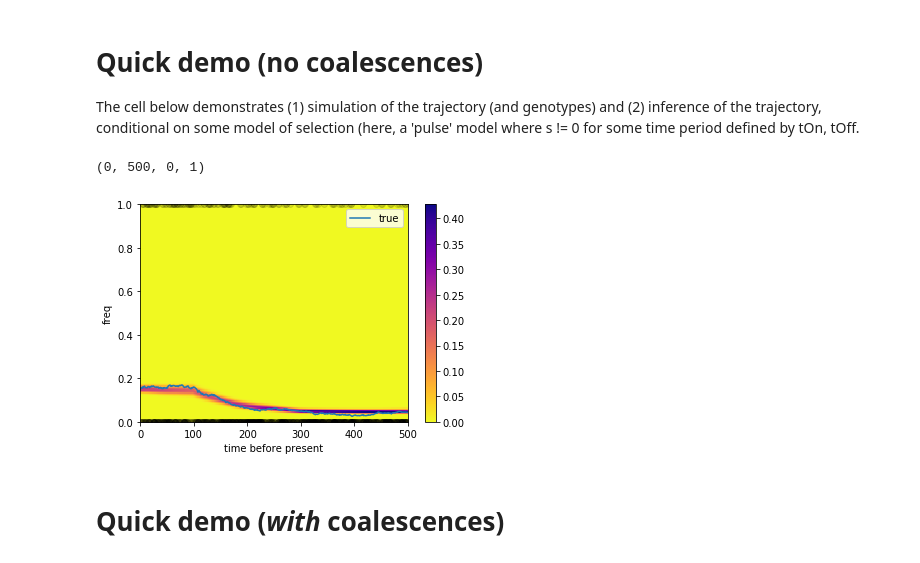
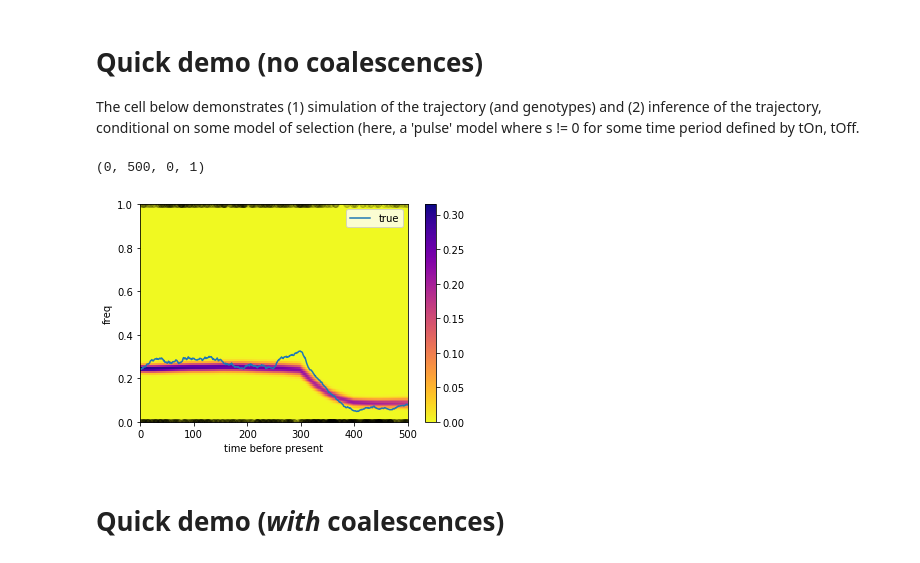
Before and after one commit to standard-aaron/clues, a Jupyter notebook: workbook.ipynb, the cells around one changed output. Saved outputs shown, nothing was run; the diff lists cells and outputs as text; code cells hidden in the pictures.

```diff
--- a/workbook.ipynb
+++ b/workbook.ipynb
@@ -511,7 +513,7 @@ def initialize_pulse_model(s,tOn,tOff,Ne=1*10**4,gens=500,tSkip=1):
 
     N = Ne * np.ones(gens)
 
-    a=1
+    a=0.5
     b=a
     c = 1/(2*Ne)
     df = 150
@@ -536,9 +538,9 @@ def initialize_epoch_model(S,timeBins,Ne=1*10**4,gens=500):
 
 def load_normal_tables():
     # read in global Phi(z) lookups
-    z_bins = np.genfromtxt('z_bins.txt')
-    z_logcdf = np.genfromtxt('z_logcdf.txt')
-    z_logsf = np.genfromtxt('z_logsf.txt')
+    z_bins = np.genfromtxt('utils/z_bins.txt')
+    z_logcdf = np.genfromtxt('utils/z_logcdf.txt')
+    z_logsf = np.genfromtxt('utils/z_logsf.txt')
     return z_bins,z_logcdf,z_logsf
 
 def plot_trajs(trueTraj,alphaMat,betaMat,freqs,gens=500,tSkip=10):
@@ -568,41 +570,41 @@ The cell below demonstrates (1) simulation of the trajectory (and genotypes) and
 
 ### 1 ### Simulation
 
-sTrue = 0.01
-tOnTrue = 300
-tOffTrue = 100
+sTrue = 0.02
+tOnTrue = 400
+tOffTrue = 300
 p0 = 0.05
 Ne = 1*10**4
 gens = 500
 tSkip = 1
 
 traj = simulate_traj(p0,sTrue,tOnTrue,tOffTrue,Ne=Ne,gens=gens)
 currentFreq = traj[0]
 
 ##########
 ### 2 ### Inference (fixing the values of s/tOn/tOff)
 
 sNominal = 0.01
-tOnNominal = 300
-tOffNominal = 100
+tOnNominal = 400
+tOffNominal = 300
 
 sel,epochs,N,freqs = initialize_pulse_model(sNominal,tOnNominal,tOffNominal,Ne=Ne,gens=gens,tSkip=tSkip)
 ancGLs, genos = simulate_gls_from_traj(epochs,traj,gens,nsamp=1000)
 
 z_bins,z_logcdf,z_logsf = load_normal_tables()
 
 times = -1.0*np.ones((2,1))
 
 alphaMat = forward_algorithm(sel,times,epochs,N,freqs,z_bins,z_logcdf,z_logsf,ancGLs,noCoals=1)
 betaMat = backward_algorithm(sel,times,epochs,N,freqs,z_bins,z_logcdf,z_logsf,ancGLs,noCoals=1,currFreq=currentFreq)
 
 plot_trajs(traj,alphaMat,betaMat,freqs,gens=500,tSkip=tSkip)
 plot_genos(ancGLs[:,0],genos)
 plt.axis((0,gens,0,1))
 ##########
 # %% [output]
 (0, 500, 0, 1)
-[figure, old version]
+[figure, new version]
 # %% [markdown]
 # Quick demo (*with* coalescences)
 # %% [markdown]
```
Also changed, not shown: parts of 6 cells of this notebook.
